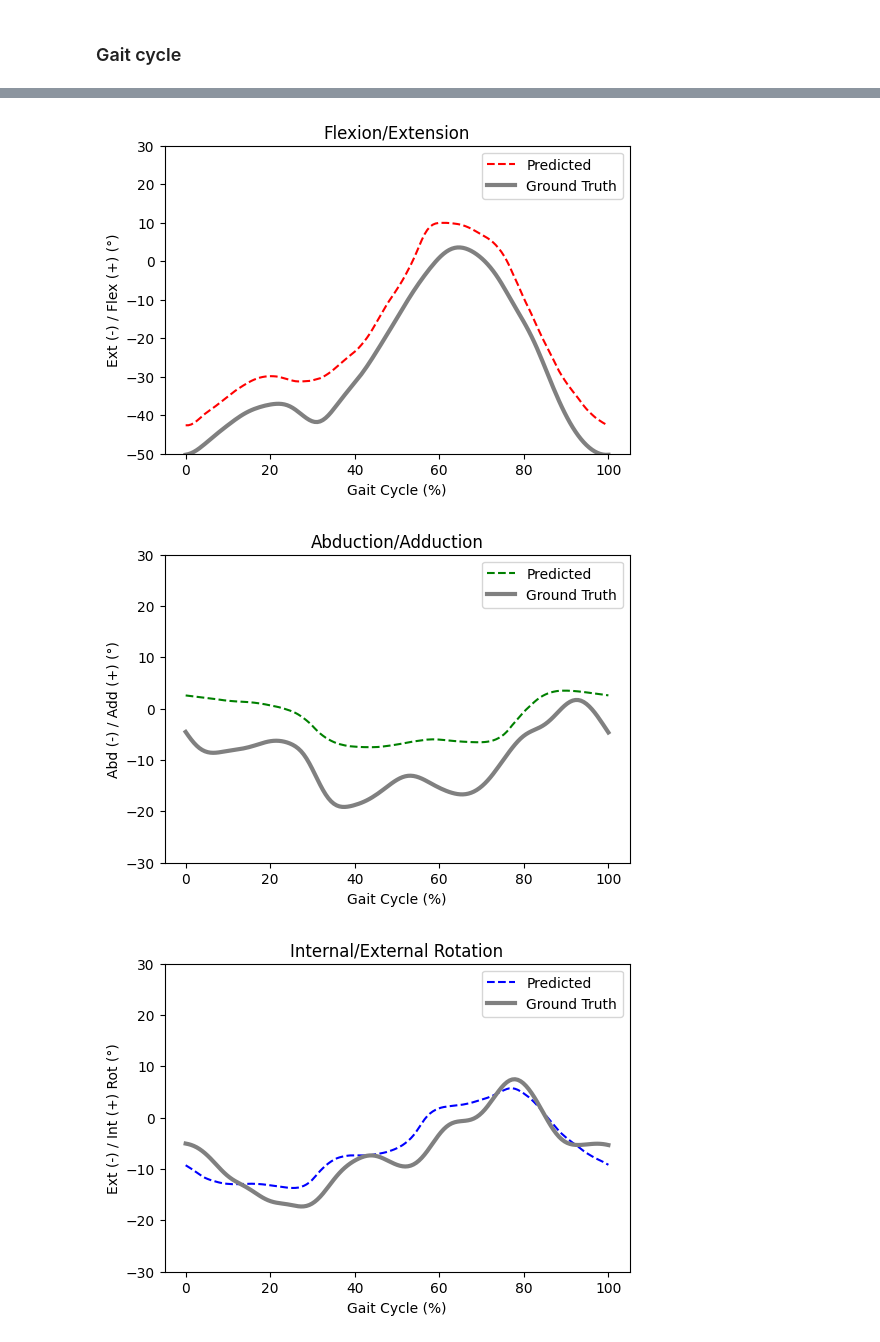
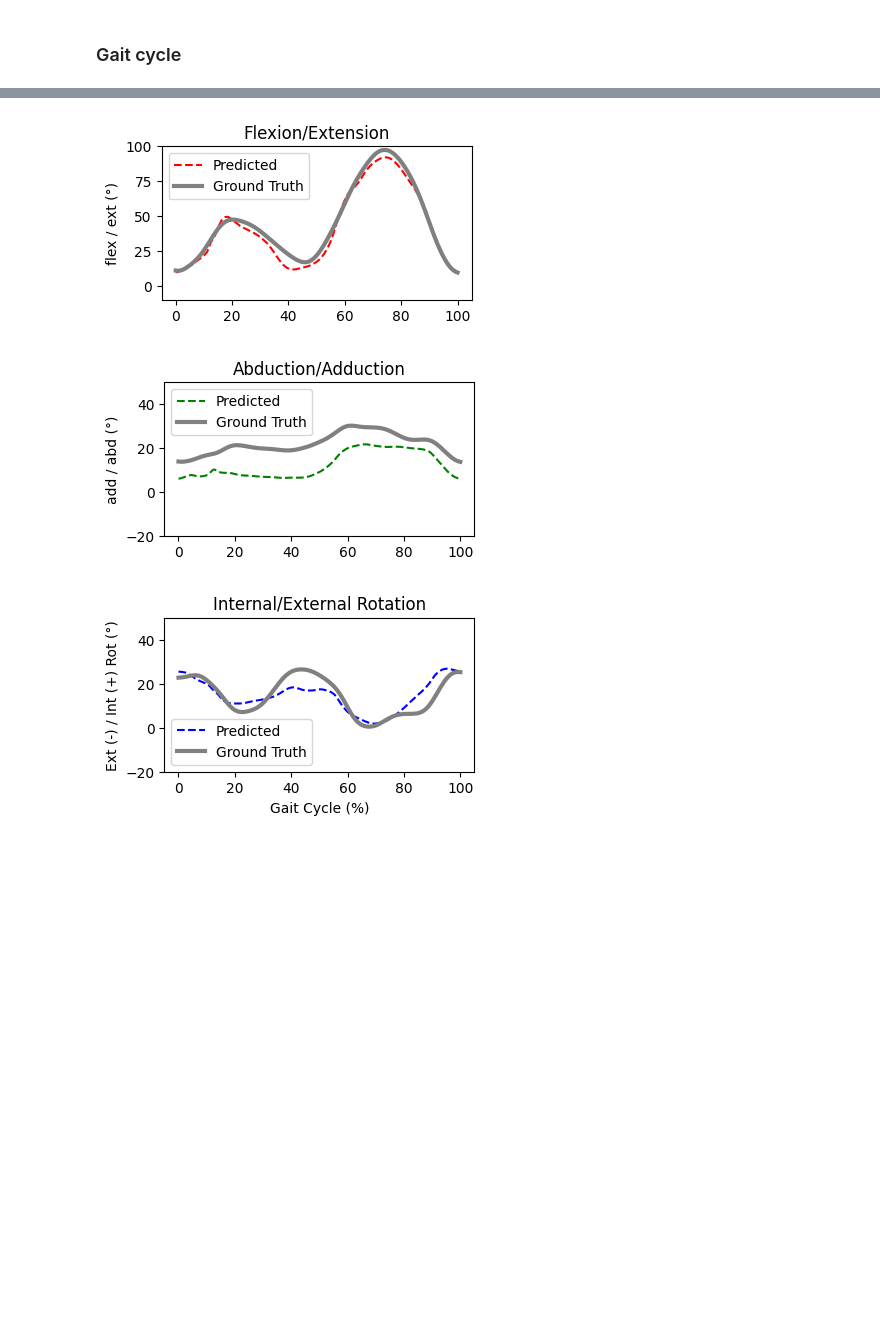
Before and after one commit to owenk-git/wearable-project, a Jupyter notebook: data preprocessing/Data Preprocessing/external 2.ipynb, the cells around one changed output, grey strips where cells are left out. Cells and saved outputs as stored; diff of their text form; code cells hidden in the pictures; blank space fills up the shorter version.

```diff
--- a/data preprocessing/Data Preprocessing/external 2.ipynb
+++ b/data preprocessing/Data Preprocessing/external 2.ipynb
@@ -214,7 +172,8 @@ def rotate_imu(data, axis, angle):
 # %% [markdown]
 ### Gait cycle
 # %%
-pred = np.load("/Users/ccy/Documents/CMU/Spring2025/42696 Wearable Health Technology/Projects/Milestone2/y_pred_test.npy")
-print(pred.shape)
-print(pred)
+y_pred = np.load("/Users/ccy/Documents/CMU/Spring2025/42696 Wearable Health Technology/Projects/wearable-project/data preprocessing/predictions-results/transformer/Running/Knee/y_pred_test.npy")  #
+y_test = np.load("/Users/ccy/Documents/CMU/Spring2025/42696 Wearable Health Technology/Projects/wearable-project/data preprocessing/predictions-results/transformer/Running/Knee/y_test.npy")  #
+print(y_pred.shape)
+print(y_test.shape)
 # %% [output]
@@ -261,10 +183,6 @@ print(gt)
 import numpy as np
 import matplotlib.pyplot as plt
 from scipy.signal import find_peaks
-
-
-y_pred = np.load("/Users/ccy/Documents/CMU/Spring2025/42696 Wearable Health Technology/Projects/Milestone2/Prediction/Hip/Running/y_pred_test.npy")  #
-y_test = np.load("/Users/ccy/Documents/CMU/Spring2025/42696 Wearable Health Technology/Projects/Milestone2/Prediction/Hip/Running/y_test.npy")  #
 
 # 選擇單一受試者 (例如 index=0)
 subject_index = 24
@@ -276,7 +194,7 @@ abduction = subject_data[:, 1]  # 外展/內收
 rotation = subject_data[:, 2]  # 內旋/外旋
 
 # 找到 gait cycle (使用 flexion 最小值來標記 heel strike)
-peaks, _ = find_peaks(-flexion, distance=100)  # 取局部最小值作為 Heel Strike
+peaks, _ = find_peaks(-flexion, distance=150)  # 取局部最小值作為 Heel Strike
 
 # 確保至少有兩個 Heel Strike 點
 if len(peaks) < 2:
@@ -315,43 +233,42 @@ abduction_gait_test = subject_test_data[gait_cycle_indices[0]:gait_cycle_indices
 rotation_gait_test = subject_test_data[gait_cycle_indices[0]:gait_cycle_indices[1], 2]
 
 # 設定 Y 軸範圍 (根據論文圖表調整)
-flexion_ylim = (-50, 30)
-abduction_ylim = (-30, 30)
-rotation_ylim = (-30, 30)
+flexion_ylim = (-10, 100)
+abduction_ylim = (-20, 50)
+rotation_ylim = (-20, 50)
 
 # 繪製 Flexion 圖
-plt.figure(figsize=(6, 4))
+plt.figure(figsize=(4, 2))
 plt.plot(gait_cycle_range, flexion_gait, 'r--', label="Predicted")
 plt.plot(gait_cycle_range, flexion_gait_test, 'gray', linewidth=3, label="Ground Truth")
-plt.xlabel("Gait Cycle (%)")
-plt.ylabel("Ext (-) / Flex (+) (°)")
 plt.ylim(flexion_ylim)
+plt.ylabel("flex / ext (°)")
 plt.legend()
 plt.title("Flexion/Extension")
+
 plt.show()
 
 # 繪製 Abduction 圖
-plt.figure(figsize=(6, 4))
+plt.figure(figsize=(4, 2))
 plt.plot(gait_cycle_range, abduction_gait, 'g--', label="Predicted")
 plt.plot(gait_cycle_range, abduction_gait_test, 'gray', linewidth=3, label="Ground Truth")
-plt.xlabel("Gait Cycle (%)")
-plt.ylabel("Abd (-) / Add (+) (°)")
+plt.ylabel("add / abd (°)")
 plt.ylim(abduction_ylim)
 plt.legend()
 plt.title("Abduction/Adduction")
 plt.show()
 
 # 繪製 Rotation 圖
-plt.figure(figsize=(6, 4))
+plt.figure(figsize=(4, 2))
 plt.plot(gait_cycle_range, rotation_gait, 'b--', label="Predicted")
 plt.plot(gait_cycle_range, rotation_gait_test, 'gray', linewidth=3, label="Ground Truth")
 plt.xlabel("Gait Cycle (%)")
 plt.ylabel("Ext (-) / Int (+) Rot (°)")
 plt.ylim(rotation_ylim)
 plt.legend()
 plt.title("Internal/External Rotation")
 plt.show()
 # %% [output]
-[figure, old version]
+[figure, new version]
-[figure, old version]
+[figure, new version]
-[figure, old version]
+[figure, new version]
```
Also changed, not shown: parts of 5 cells of this notebook, 5 other files.
